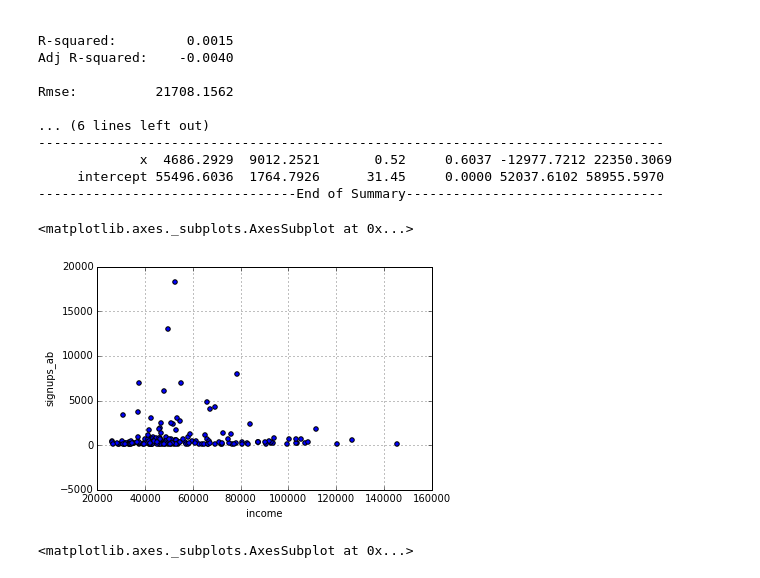
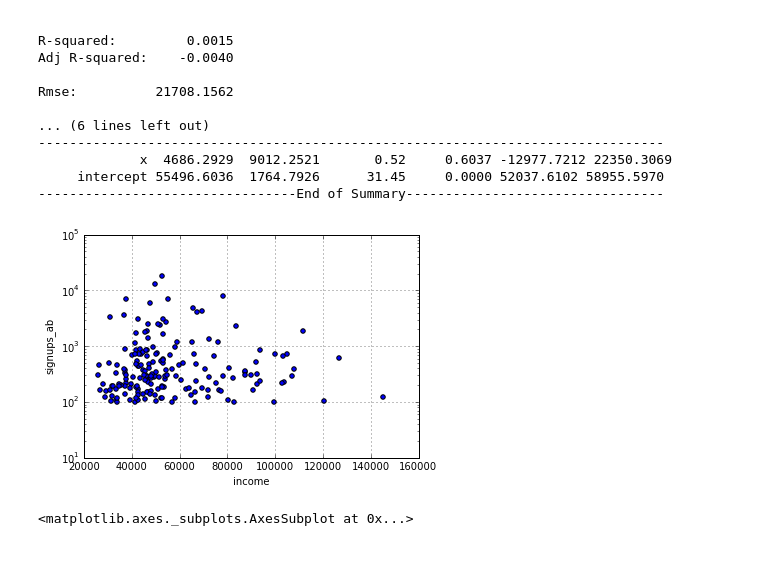
Before and after one commit to notconfusing/airsurfing-analysis, a Jupyter notebook: member since comparison.ipynb, the cells around one changed output. Saved outputs shown, nothing was run; the diff lists cells and outputs as text; code cells hidden in the pictures.

```diff
--- a/member since comparison.ipynb
+++ b/member since comparison.ipynb
@@ -571,9 +606,9 @@ big_cities_size = big_cities_groups.agg(sum)
 abcs_census_size = pandas.merge(big_cities_size,census_merge, how='inner', left_index=True, right_on='citystate')
 # %%
 abcs_census_size.plot(x='income', y='signups_ab', kind='scatter')
+plt.yscale('log')
 # %% [output]
-<matplotlib.axes._subplots.AxesSubplot at 0x...>
-[figure, old version]
+[figure, new version]
 # %%
 abcs_census_size.plot(x='income', y='signups_cs', kind='scatter')
 # %% [output]
```
Also changed, not shown: parts of 3 cells of this notebook, 1 other file.
